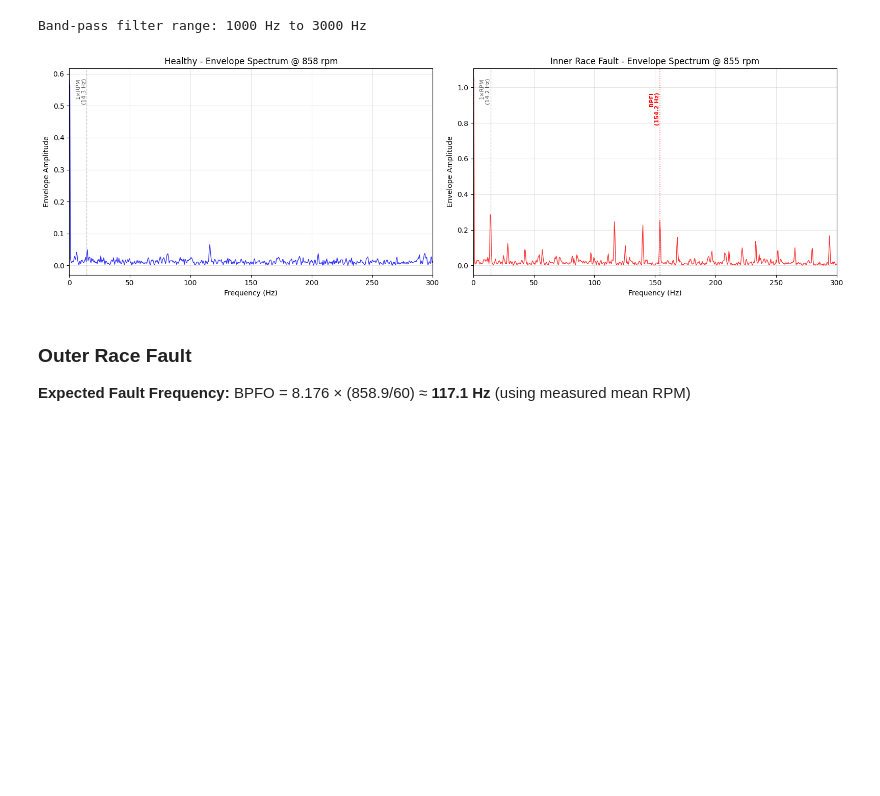
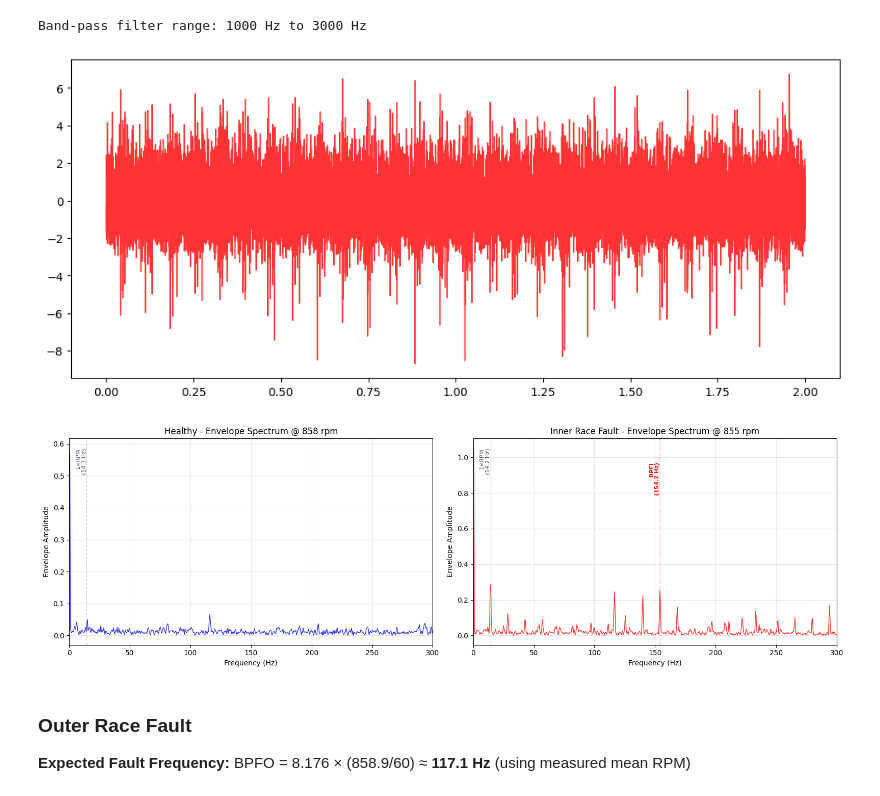
Before and after one commit to lgiraudo/Bearing-Fault-Diagnosis, a Jupyter notebook: content/BearingFaultDiagnosis.ipynb, the cells around one changed output. Saved outputs shown, nothing was run; the diff lists cells and outputs as text; code cells hidden in the pictures; blank space fills up the shorter version.

```diff
--- a/content/BearingFaultDiagnosis.ipynb
+++ b/content/BearingFaultDiagnosis.ipynb
@@ -1173,34 +1173,38 @@ freq_env_h_877, env_spec_h_877, _, _ = envelope_spectrum(
 )
 freq_env_ir_877, env_spec_ir_877, _, _ = envelope_spectrum(
     data_ir_877['acc_m_s2'], data_ir_877['fs_acc'], bandpass=bandpass_range
 )
+
+fig, ax = plt.subplots(figsize=(12, 5))
+ax.plot(data_ir_877['time_acc'],data_ir_877['acc_m_s2'], linewidth=1.0, color='red', alpha=0.8, label='Healthy')
 
 # Plot envelope spectra side-by-side
 fig, axes = plt.subplots(1, 2, figsize=(16, 5))
 
 # Healthy
 axes[0].plot(freq_env_h_877, env_spec_h_877, linewidth=1.0, color='blue', alpha=0.8)
 axes[0].set_title(f"Healthy - Envelope Spectrum @ {data_h_877['mean_rpm']:.0f} rpm")
 axes[0].set_xlabel("Frequency (Hz)")
 axes[0].set_ylabel("Envelope Amplitude")
 axes[0].set_xlim([0, 300])
 add_rpm_harmonics(axes[0], data_h_877['mean_rpm'], max_freq=300, alpha=0.2)
 axes[0].grid(True, alpha=0.3)
 
 # Inner Race Fault
 axes[1].plot(freq_env_ir_877, env_spec_ir_877, linewidth=1.0, color='red', alpha=0.8)
 axes[1].set_title(f"Inner Race Fault - Envelope Spectrum @ {data_ir_877['mean_rpm']:.0f} rpm")
 axes[1].set_xlabel("Frequency (Hz)")
 axes[1].set_ylabel("Envelope Amplitude")
 axes[1].set_xlim([0, 300])
 add_rpm_harmonics(axes[1], data_ir_877['mean_rpm'], max_freq=300, alpha=0.2)
 add_bearing_fault_frequencies(axes[1], data_ir_877['mean_rpm'], 'IR', max_freq=300, alpha=0.5)
 axes[1].grid(True, alpha=0.3)
 
 plt.tight_layout()
 plt.show()
 # %% [output]
-[figure, old version]
+[figure, new version]
+[figure, added]
 # %% [markdown]
 ###  Outer Race Fault
 
```
Also changed, not shown: parts of 15 cells of this notebook.
